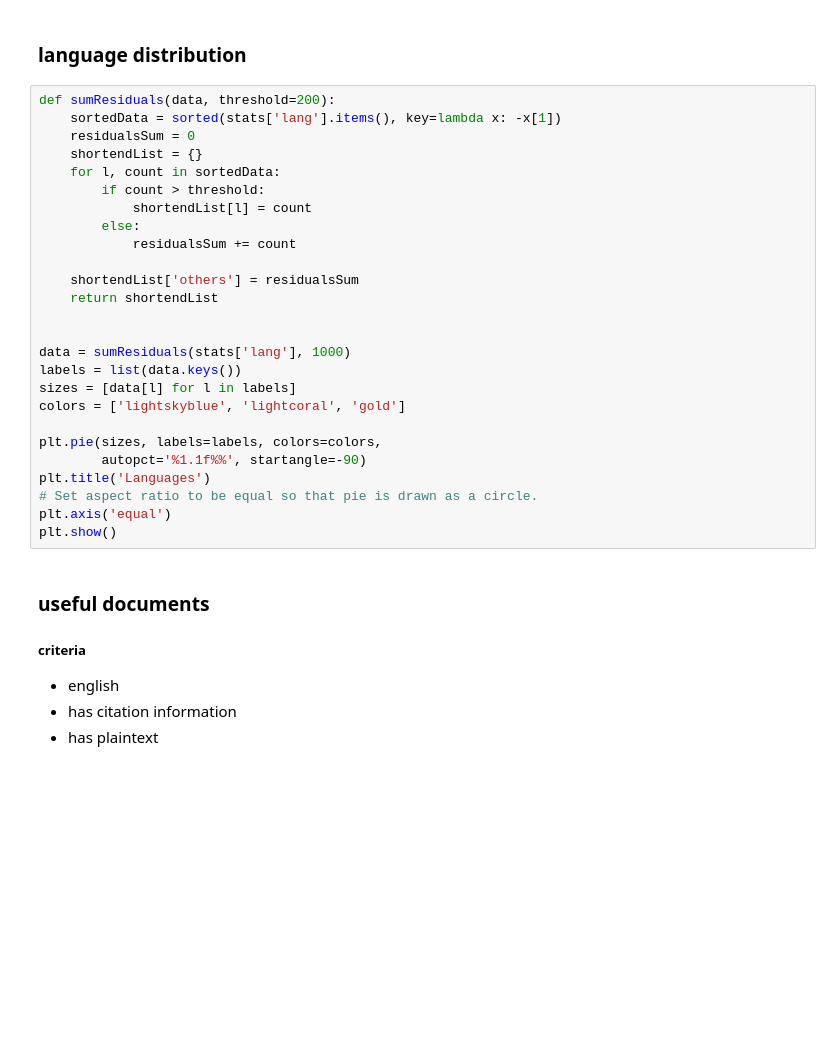
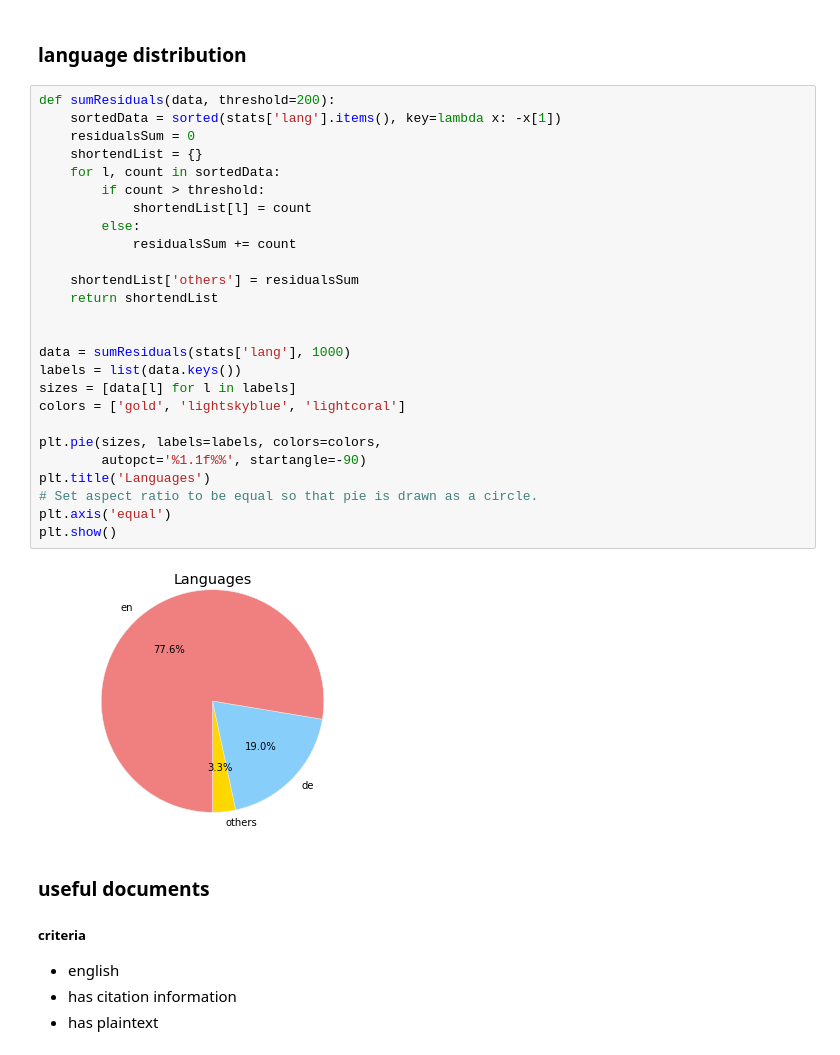
Before and after one commit to n-witt/Econstor-normalizer, a Jupyter notebook: dataStats.ipynb, the cells around one changed output. Cells and saved outputs as stored; diff of their text form; blank space fills up the shorter version.

```diff
--- a/dataStats.ipynb
+++ b/dataStats.ipynb
@@ -125,29 +132,31 @@ plt.show()
 # %%
 def sumResiduals(data, threshold=200):
     sortedData = sorted(stats['lang'].items(), key=lambda x: -x[1])
     residualsSum = 0
     shortendList = {}
     for l, count in sortedData:
         if count > threshold:
             shortendList[l] = count
         else:
             residualsSum += count
 
     shortendList['others'] = residualsSum
     return shortendList
 
 
 data = sumResiduals(stats['lang'], 1000)
 labels = list(data.keys())
 sizes = [data[l] for l in labels]
-colors = ['lightskyblue', 'lightcoral', 'gold']
+colors = ['gold', 'lightskyblue', 'lightcoral']
 
 plt.pie(sizes, labels=labels, colors=colors,
         autopct='%1.1f%%', startangle=-90)
 plt.title('Languages')
 # Set aspect ratio to be equal so that pie is drawn as a circle.
 plt.axis('equal')
 plt.show()
+# %% [output]
+[figure, added]
 # %% [markdown]
 ### useful documents
 ##### criteria
```
Also changed, not shown: parts of 3 cells of this notebook, 1 other file.
